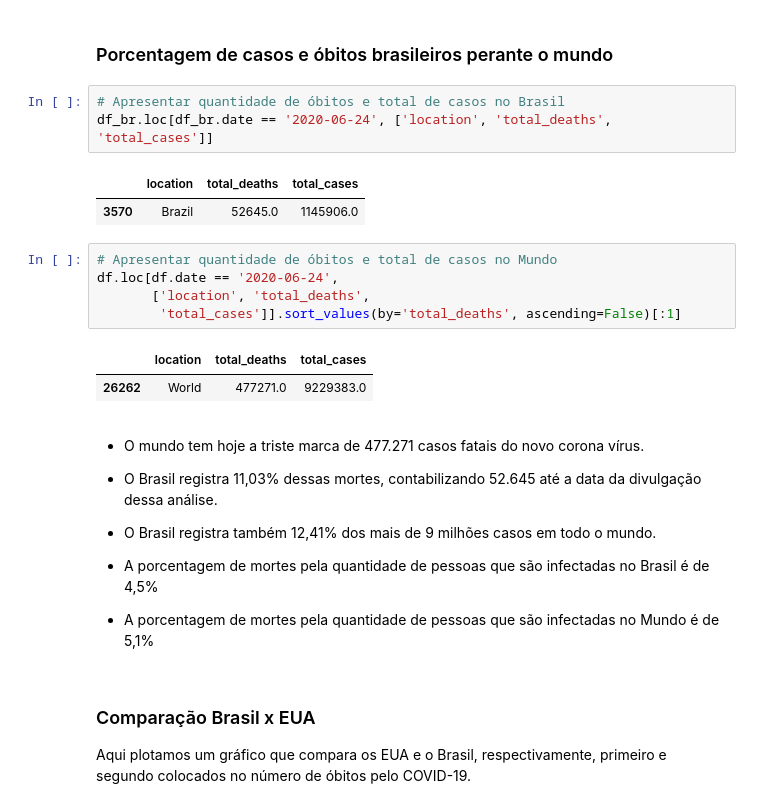
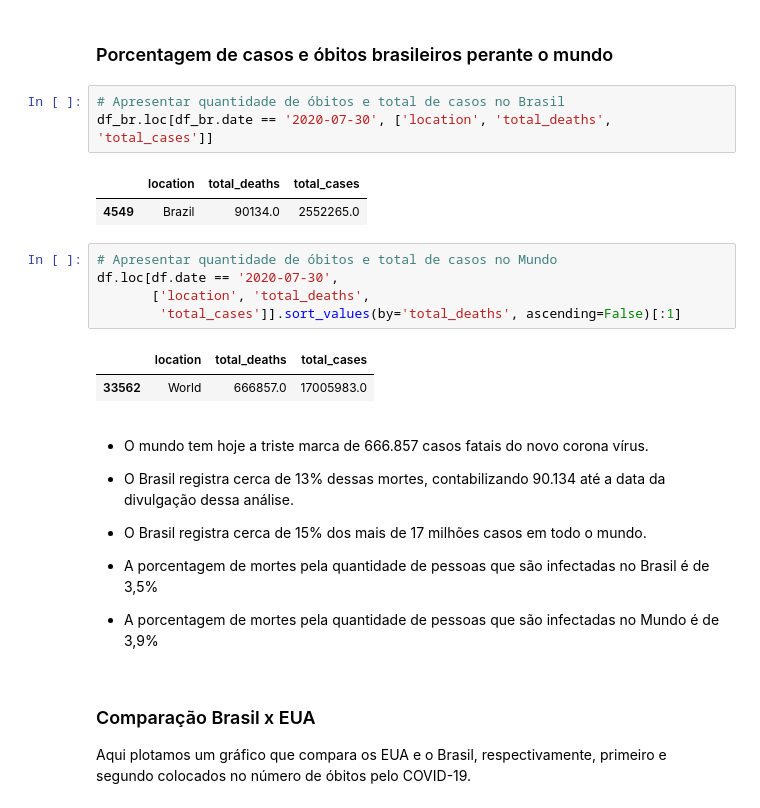
Before and after one commit to felipeeduardo90/Data-Science, a Jupyter notebook: COVID19.ipynb, the cells around one changed output. Cells and saved outputs as stored; diff of their text form.

```diff
--- a/COVID19.ipynb
+++ b/COVID19.ipynb
@@ -311,28 +391,28 @@ Podemos observar por este gráfico que apesar da quantidade de casos estar numa
 ### Porcentagem de casos e óbitos brasileiros perante o mundo
 # %%
 # Apresentar quantidade de óbitos e total de casos no Brasil
-df_br.loc[df_br.date == '2020-06-24', ['location', 'total_deaths', 'total_cases']]
+df_br.loc[df_br.date == '2020-07-30', ['location', 'total_deaths', 'total_cases']]
 # %% [output]
 |  | location | total_deaths | total_cases |
-| 3570 | Brazil | 52645.0 | 1145906.0 |
+| 4549 | Brazil | 90134.0 | 2552265.0 |
 # %%
 # Apresentar quantidade de óbitos e total de casos no Mundo
-df.loc[df.date == '2020-06-24',
+df.loc[df.date == '2020-07-30',
        ['location', 'total_deaths',
         'total_cases']].sort_values(by='total_deaths', ascending=False)[:1]
 # %% [output]
 |  | location | total_deaths | total_cases |
-| 26262 | World | 477271.0 | 9229383.0 |
+| 33562 | World | 666857.0 | 17005983.0 |
 # %% [markdown]
-* O mundo tem hoje a triste marca de 477.271 casos fatais do novo corona vírus.
+* O mundo tem hoje a triste marca de 666.857 casos fatais do novo corona vírus.
 
-* O Brasil registra 11,03% dessas mortes, contabilizando 52.645 até a data da divulgação dessa análise.
+* O Brasil registra cerca de 13% dessas mortes, contabilizando 90.134 até a data da divulgação dessa análise.
 
-* O Brasil registra também 12,41% dos mais de 9 milhões casos em todo o mundo.
+* O Brasil registra cerca de 15% dos mais de 17 milhões casos em todo o mundo.
 
-* A porcentagem de mortes pela quantidade de pessoas que são infectadas no Brasil é de 4,5%
+* A porcentagem de mortes pela quantidade de pessoas que são infectadas no Brasil é de 3,5%
 
-* A porcentagem de mortes pela quantidade de pessoas que são infectadas no Mundo é de 5,1%
+* A porcentagem de mortes pela quantidade de pessoas que são infectadas no Mundo é de 3,9%
 # %% [markdown]
 ### Comparação Brasil x EUA
 
```
Also changed, not shown: parts of 28 cells of this notebook.
